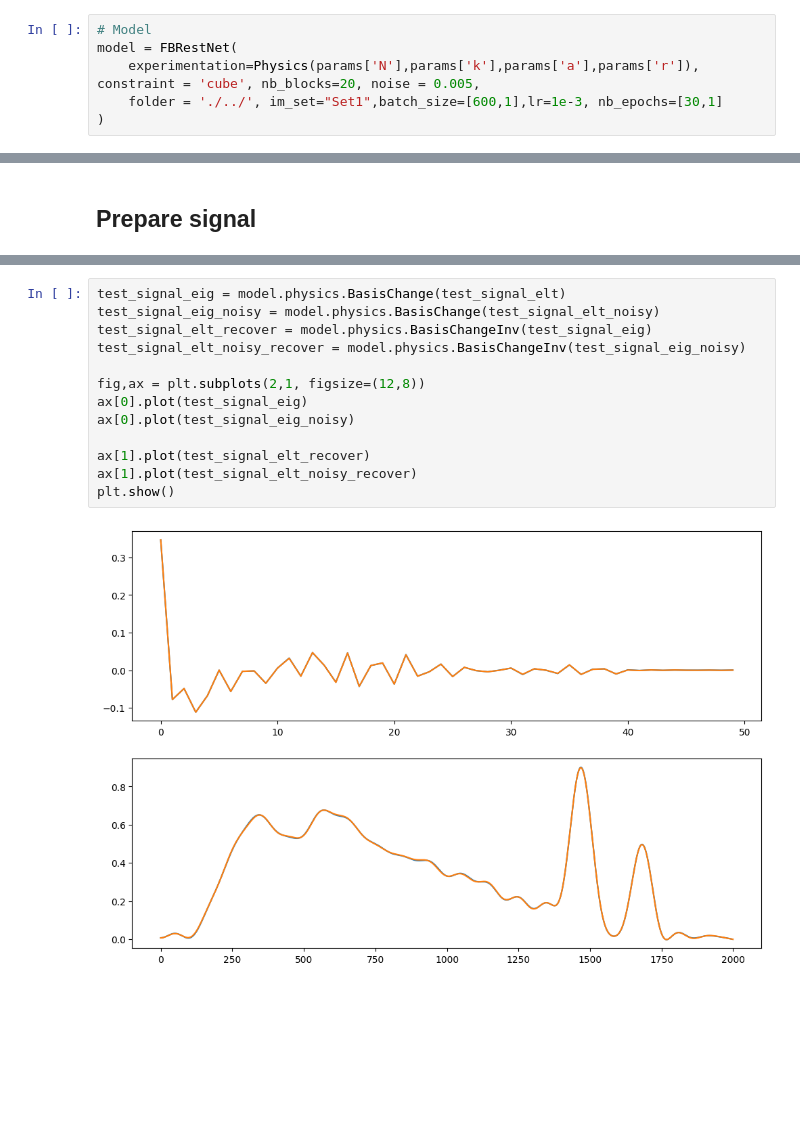
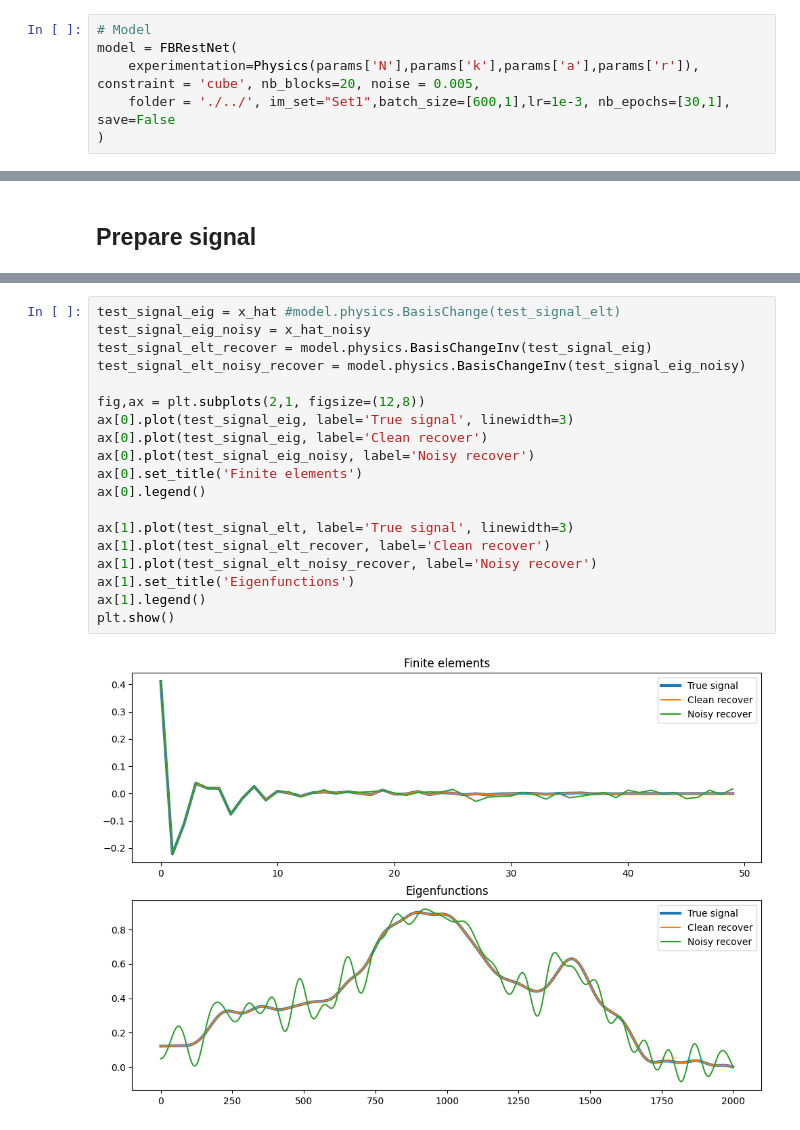
Before and after one commit to CentofantiEze/FBResNet, a Jupyter notebook: notebooks/explore_bias.ipynb, the cells around one changed output, grey strips where cells are left out. Cells and saved outputs as stored; diff of their text form; blank space fills up the shorter version.

Commit message:
Analyse the bias term with the new definition of the basis.

```diff
--- a/notebooks/explore_bias.ipynb
+++ b/notebooks/explore_bias.ipynb
@@ -34,7 +34,7 @@ params = {
 # Model
 model = FBRestNet(
     experimentation=Physics(params['N'],params['k'],params['a'],params['r']), constraint = 'cube', nb_blocks=20, noise = 0.005,
-    folder = './../', im_set="Set1",batch_size=[600,1],lr=1e-3, nb_epochs=[30,1]
+    folder = './../', im_set="Set1",batch_size=[600,1],lr=1e-3, nb_epochs=[30,1], save=False
 )
 # %%
 # Generate dataset
@@ -100,15 +100,21 @@ plt.show()
 # %%
-test_signal_eig = model.physics.BasisChange(test_signal_elt)
-test_signal_eig_noisy = model.physics.BasisChange(test_signal_elt_noisy)
+test_signal_eig = x_hat #model.physics.BasisChange(test_signal_elt)
+test_signal_eig_noisy = x_hat_noisy
 test_signal_elt_recover = model.physics.BasisChangeInv(test_signal_eig)
 test_signal_elt_noisy_recover = model.physics.BasisChangeInv(test_signal_eig_noisy)
 
 fig,ax = plt.subplots(2,1, figsize=(12,8))
-ax[0].plot(test_signal_eig)
-ax[0].plot(test_signal_eig_noisy)
+ax[0].plot(test_signal_eig, label='True signal', linewidth=3)
+ax[0].plot(test_signal_eig, label='Clean recover')
+ax[0].plot(test_signal_eig_noisy, label='Noisy recover')
+ax[0].set_title('Finite elements')
+ax[0].legend()
 
-ax[1].plot(test_signal_elt_recover)
-ax[1].plot(test_signal_elt_noisy_recover)
+ax[1].plot(test_signal_elt, label='True signal', linewidth=3)
+ax[1].plot(test_signal_elt_recover, label='Clean recover')
+ax[1].plot(test_signal_elt_noisy_recover, label='Noisy recover')
+ax[1].set_title('Eigenfunctions')
+ax[1].legend()
 plt.show()
 # %% [output]
-[figure, old version]
+[figure, new version]
```
Also changed, not shown: parts of 3 cells of this notebook.
